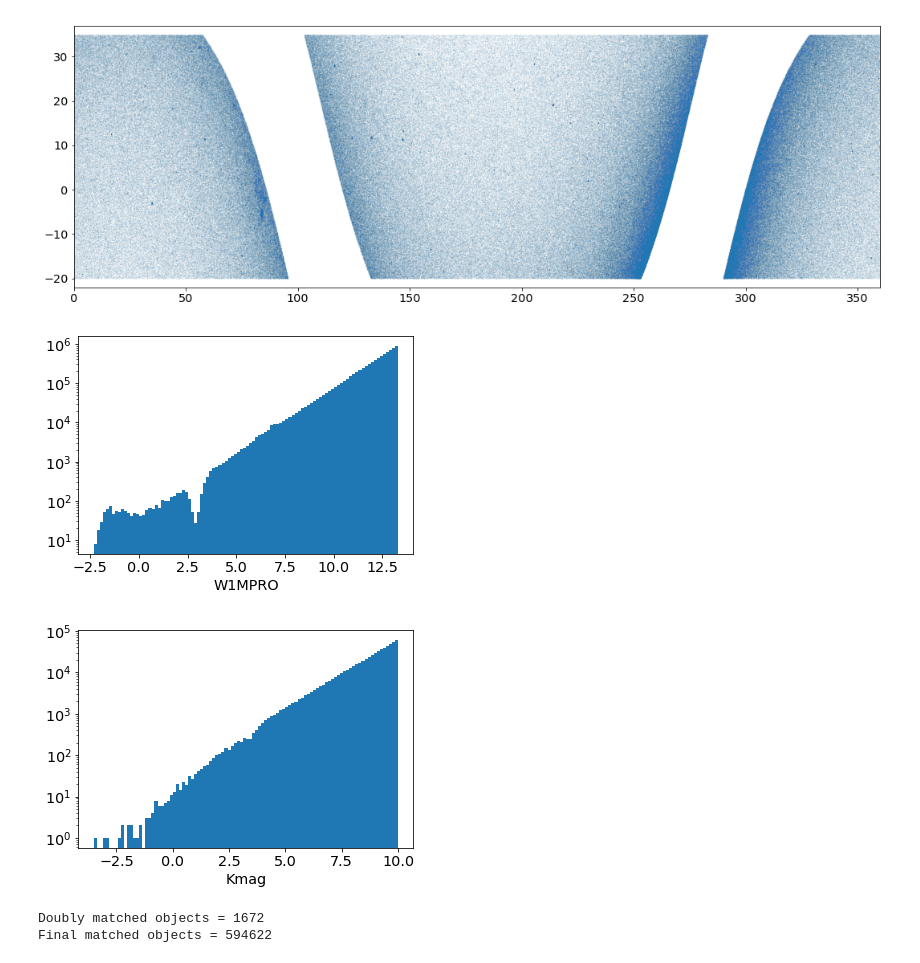
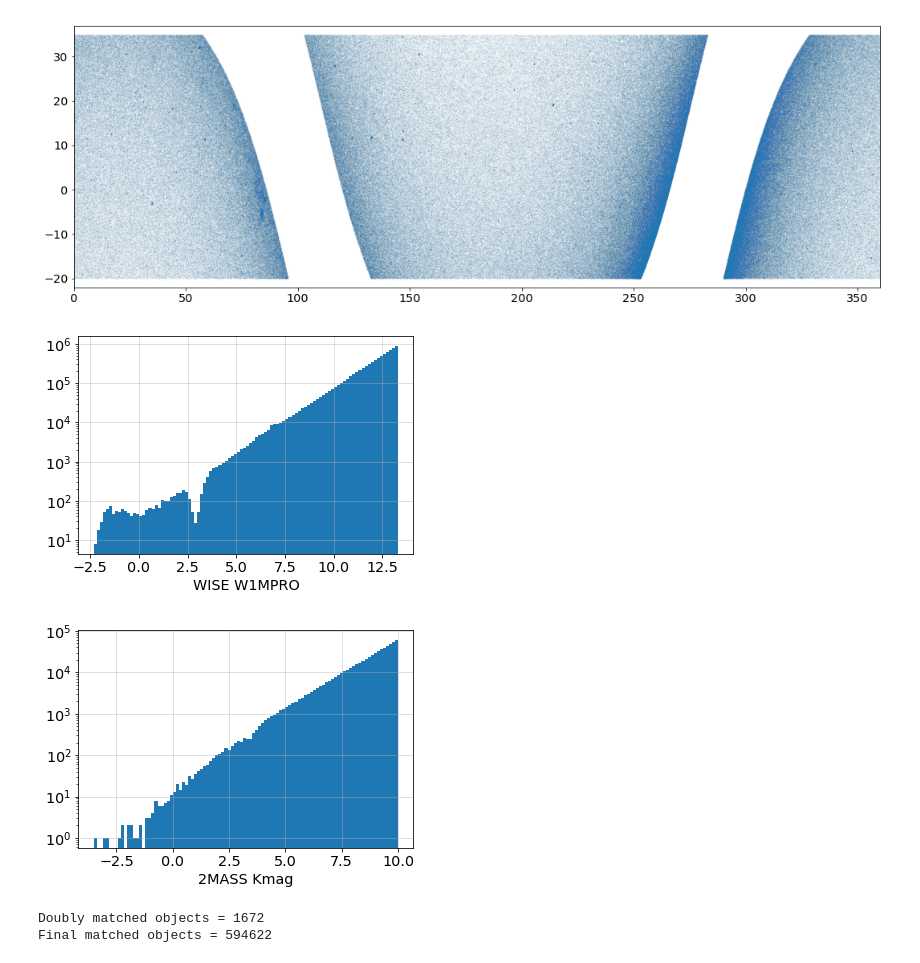
Before and after one commit to rongpu/wise-mask-query, a Jupyter notebook: notebooks/Compare_AllWISE_and_2MASS.ipynb, the cells around one changed output. Cells and saved outputs as stored; diff of their text form; code cells hidden in the pictures.

```diff
--- a/notebooks/Compare_AllWISE_and_2MASS.ipynb
+++ b/notebooks/Compare_AllWISE_and_2MASS.ipynb
@@ -89,15 +89,17 @@ plt.show()
 [figure]
 # %%
 plt.hist(wisecat['W1MPRO'], 100, log=True)
-plt.xlabel('W1MPRO')
+plt.xlabel('WISE W1MPRO')
+plt.grid(alpha=0.5)
 plt.show()
 
 plt.hist(twomass['Kmag'], 100, log=True)
-plt.xlabel('Kmag')
+plt.xlabel('2MASS Kmag')
+plt.grid(alpha=0.5)
 plt.show()
 # %% [output]
-[figure, old version]
+[figure, new version]
-[figure, old version]
+[figure, new version]
 # %%
 idx1, idx2, _, _, _ = match_coord.match_coord(wisecat['RA'], wisecat['DEC'], twomass['RA'], twomass['DEC'], search_radius=3.)
 # %% [output]
```
Also changed, not shown: parts of 2 cells of this notebook.
